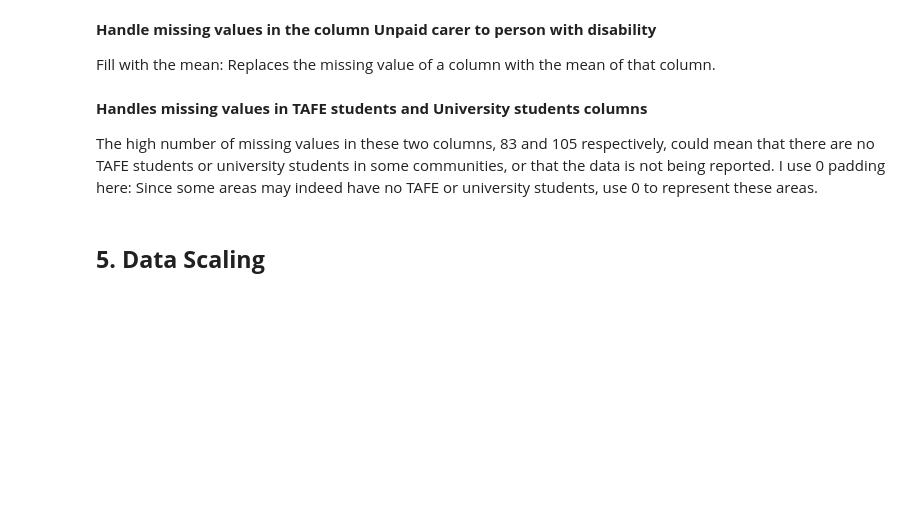
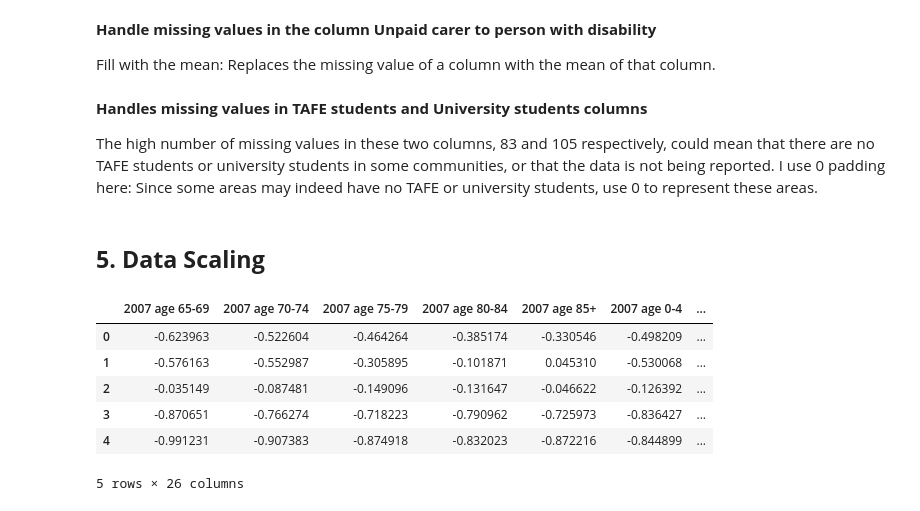
Before and after one commit to KittenPrincess1/COMP20008_Assignment2, a Jupyter notebook: Elderly.ipynb, the cells around one changed output. Cells and saved outputs as stored; diff of their text form; code cells hidden in the pictures; blank space fills up the shorter version.

```diff
--- a/Elderly.ipynb
+++ b/Elderly.ipynb
@@ -213,0 +219,27 @@ selected_data['University students'] = selected_data['University students'].fill
+# %%
+# Define the columns that need to be standardized
+columns_to_standardize = [
+    '2007 age 65-69', '2007 age 70-74', '2007 age 75-79', '2007 age 80-84', '2007 age 85+',
+    '2007 age 0-4', '2007 age 5-9', '2007 age 10-14', '2007 age 15-19', '2007 age 20-24',
+    '2012 age 65-69', '2012 age 70-74', '2012 age 75-79', '2012 age 80-84', '2012 age 85+',
+    '2012 age 0-4', '2012 age 5-9', '2012 age 10-14', '2012 age 15-19', '2012 age 20-24',
+    'Unpaid carer to person with disability', 'Primary Schools', 'Secondary Schools',
+    'TAFE students', 'University students', 'Unemployed % 2012'
+]
+
+# Create a StandardScaler object
+scaler = StandardScaler()
+
+# Standardize the selected columns
+selected_data[columns_to_standardize] = scaler.fit_transform(selected_data[columns_to_standardize])
+
+# Display the first few rows of the standardized data
+selected_data.head()
+# %% [output]
+|  | 2007 age 65-69 | 2007 age 70-74 | 2007 age 75-79 | 2007 age 80-84 | 2007 age 85+ | 2007 age 0-4 | ... |
+| 0 | -0.623963 | -0.522604 | -0.464264 | -0.385174 | -0.330546 | -0.498209 | ... |
+| 1 | -0.576163 | -0.552987 | -0.305895 | -0.101871 | 0.045310 | -0.530068 | ... |
+| 2 | -0.035149 | -0.087481 | -0.149096 | -0.131647 | -0.046622 | -0.126392 | ... |
+| 3 | -0.870651 | -0.766274 | -0.718223 | -0.790962 | -0.725973 | -0.836427 | ... |
+| 4 | -0.991231 | -0.907383 | -0.874918 | -0.832023 | -0.872216 | -0.844899 | ... |
+5 rows × 26 columns
```
Also changed, not shown: parts of 23 cells of this notebook.
